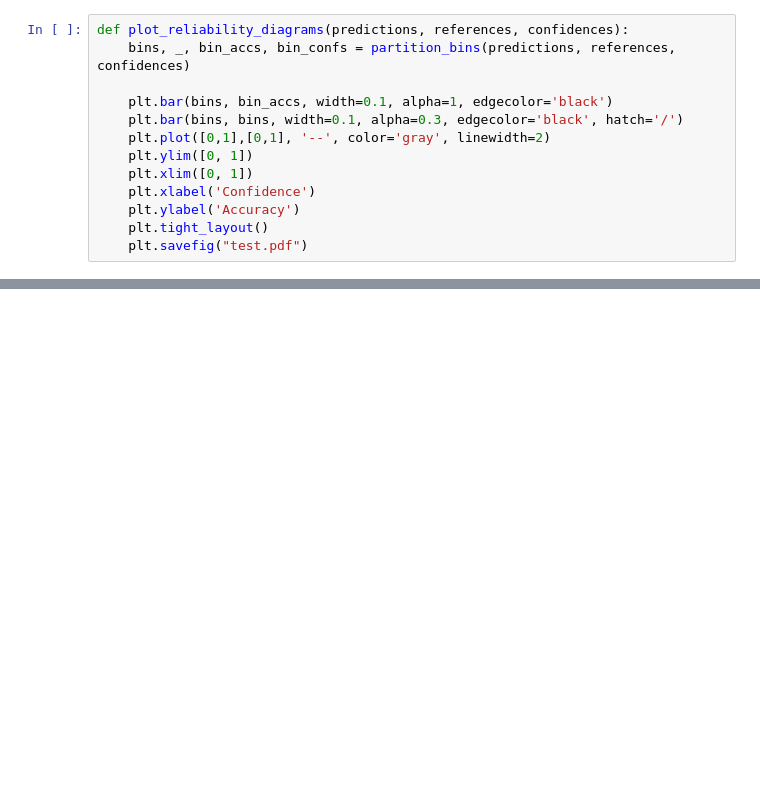
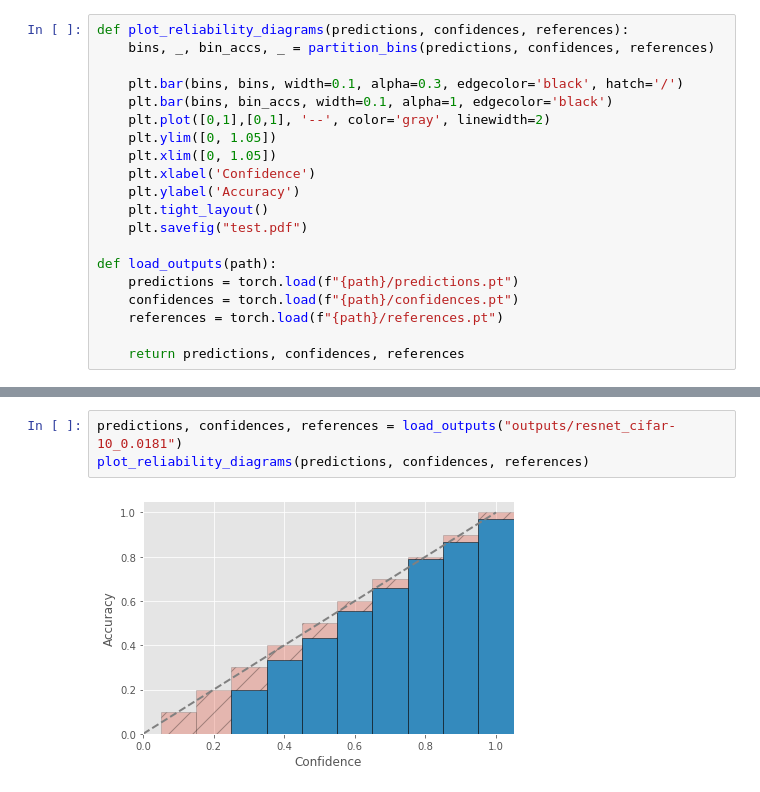
Before and after one commit to NiuJ1ao/Calibrating-Uncertainty-Estimates, a Jupyter notebook: plot.ipynb, the cells around one changed output, grey strips where cells are left out. Saved outputs shown, nothing was run; the diff lists cells and outputs as text; blank space fills up the shorter version.

Commit message:
calculate ece and draw reliablility diagram draft of platt scaling
Signed-off-by: Yuchen Niu <yn621@bluejay.doc.ic.ac.uk>

```diff
--- a/plot.ipynb
+++ b/plot.ipynb
@@ -5,15 +5,22 @@ import numpy as np
 %matplotlib inline
 plt.style.use('ggplot')
 # %%
-def plot_reliability_diagrams(predictions, references, confidences):
-    bins, _, bin_accs, bin_confs = partition_bins(predictions, references, confidences)
+def plot_reliability_diagrams(predictions, confidences, references):
+    bins, _, bin_accs, _ = partition_bins(predictions, confidences, references)
 
+    plt.bar(bins, bins, width=0.1, alpha=0.3, edgecolor='black', hatch='/')
     plt.bar(bins, bin_accs, width=0.1, alpha=1, edgecolor='black')
-    plt.bar(bins, bins, width=0.1, alpha=0.3, edgecolor='black', hatch='/')
     plt.plot([0,1],[0,1], '--', color='gray', linewidth=2)
-    plt.ylim([0, 1])
-    plt.xlim([0, 1])
+    plt.ylim([0, 1.05])
+    plt.xlim([0, 1.05])
     plt.xlabel('Confidence')
     plt.ylabel('Accuracy')
     plt.tight_layout()
     plt.savefig("test.pdf")
+
+def load_outputs(path):
+    predictions = torch.load(f"{path}/predictions.pt")
+    confidences = torch.load(f"{path}/confidences.pt")
+    references = torch.load(f"{path}/references.pt")
+
+    return predictions, confidences, references
@@ -27,0 +30,5 @@ plot_reliability_diagrams(preds, refs, confs)
+# %%
+predictions, confidences, references = load_outputs("outputs/resnet_cifar-10_0.0181")
+plot_reliability_diagrams(predictions, confidences, references)
+# %% [output]
+[figure, added]
```
Also changed, not shown: parts of 6 cells of this notebook, 10 other files.
